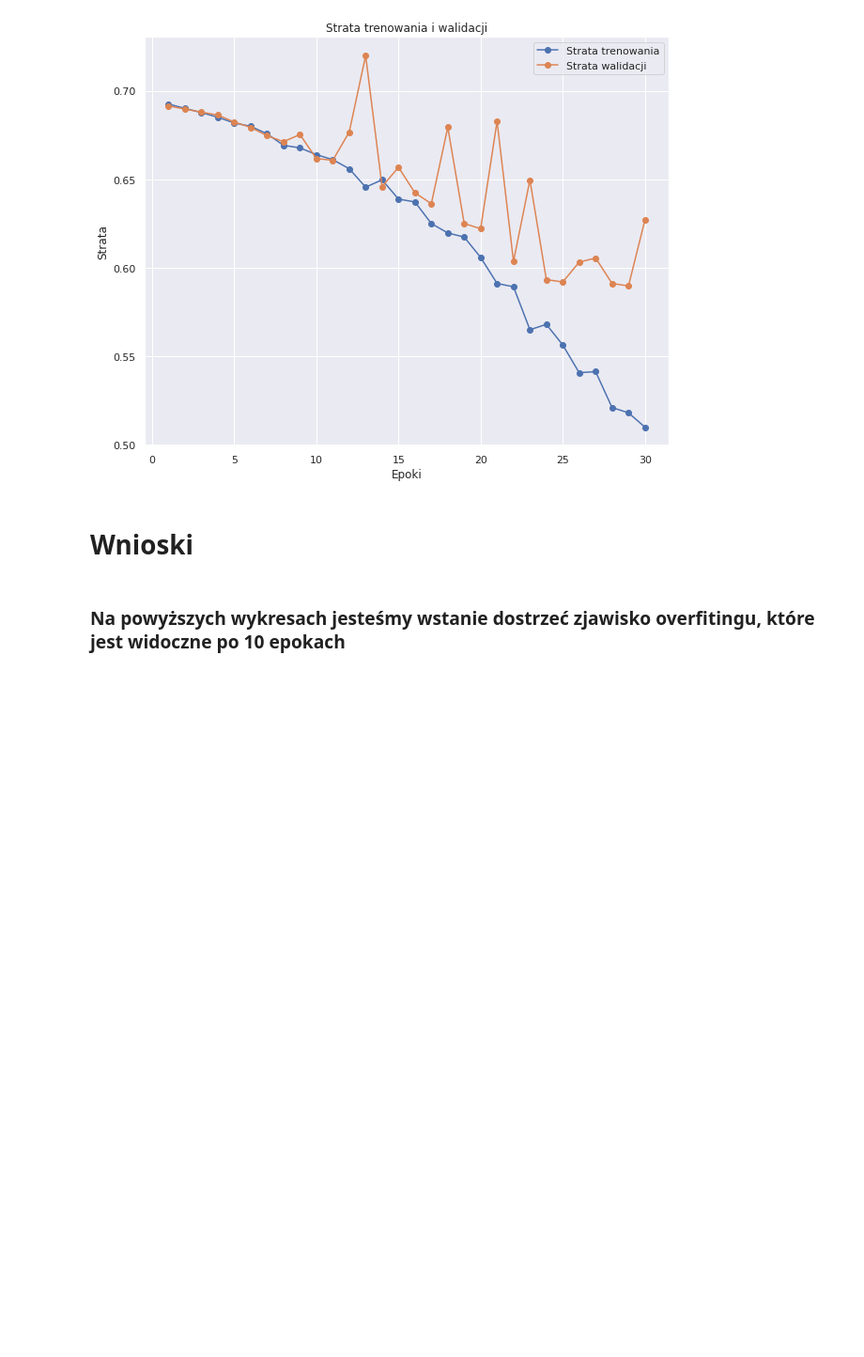
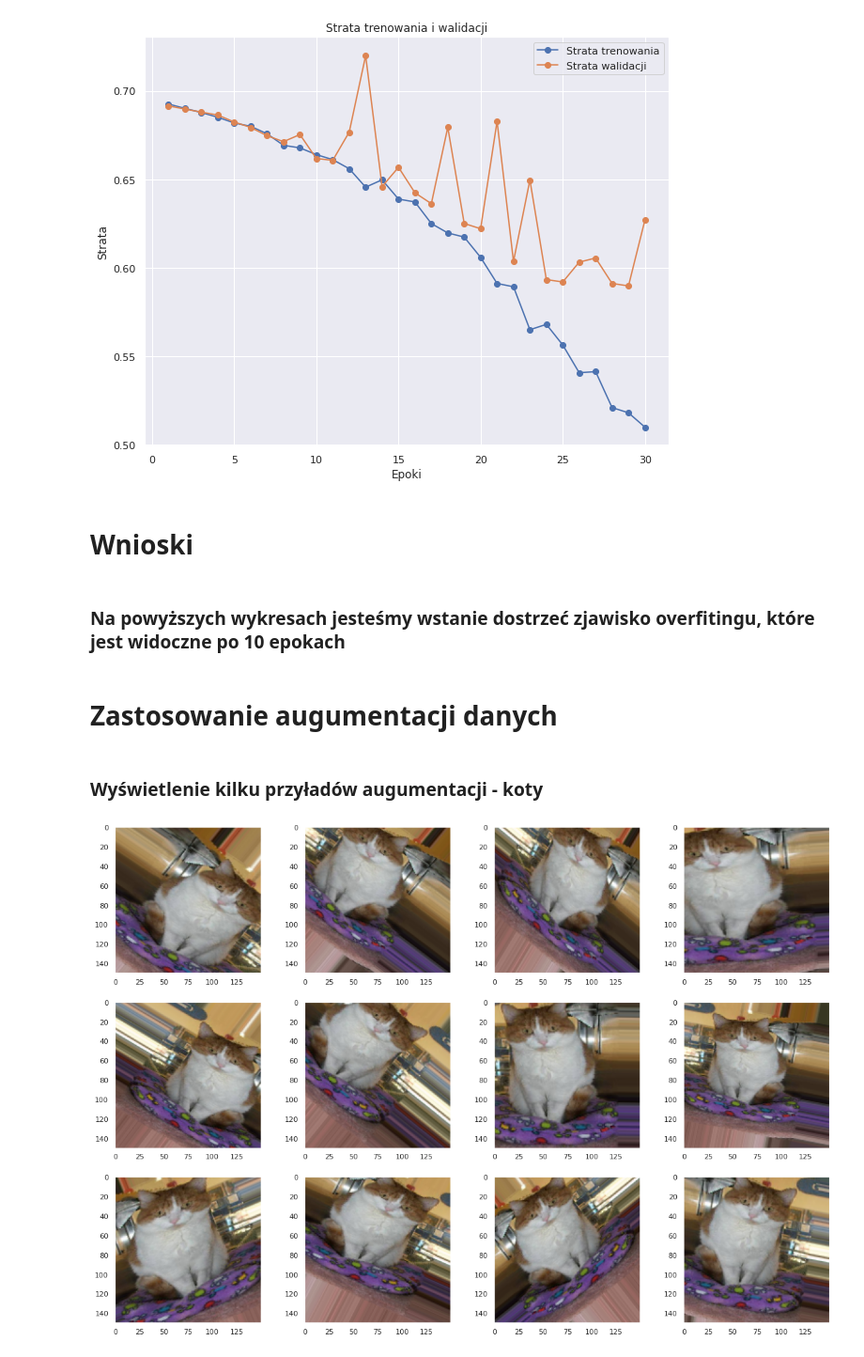
Before and after one commit to lukasztracz195/DeepLearningInPythonCourse, a Jupyter notebook: Lab1_catvsdogs.ipynb, the cells around one changed output. Shown at 94% size. Drawn from its saved outputs; the diff is of its cells as text; code cells hidden in the pictures; blank space fills up the shorter version.

Commit message:
Dodano augumentację danych do treningu ( is somethink no yes)

```diff
--- a/Lab1_catvsdogs.ipynb
+++ b/Lab1_catvsdogs.ipynb
@@ -385,3 +385,5 @@ make_loss_plot(history)
 # Wnioski
 # %% [markdown]
 ### Na powyższych wykresach jesteśmy wstanie dostrzeć zjawisko overfitingu, które jest widoczne po 10 epokach
+# %% [markdown]
+# Zastosowanie augumentacji danych
@@ -387,0 +399,10 @@ make_loss_plot(history)
+# %% [markdown]
+### Wyświetlenie kilku przyładów augumentacji - koty
+# %%
+#@title Wybierz index obrazka w celu jego eksploracji
+from keras.preprocessing import image
+
+index = 435 #@param { type:'slider', min:0, max:999}
+display_augment_images(train_cats_dir, index)
+# %% [output]
+[figure, added]
```
Also changed, not shown: parts of 21 cells of this notebook.
